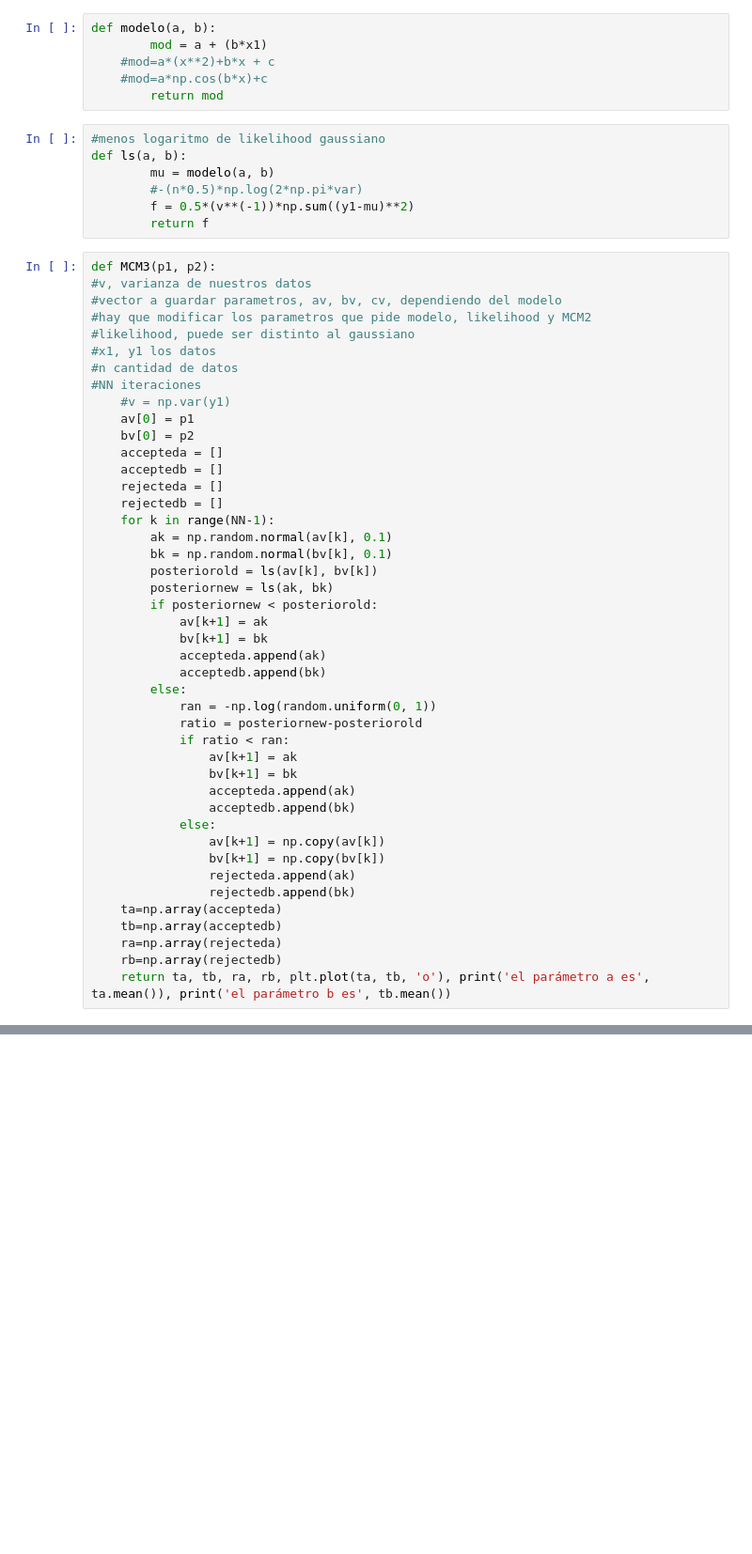
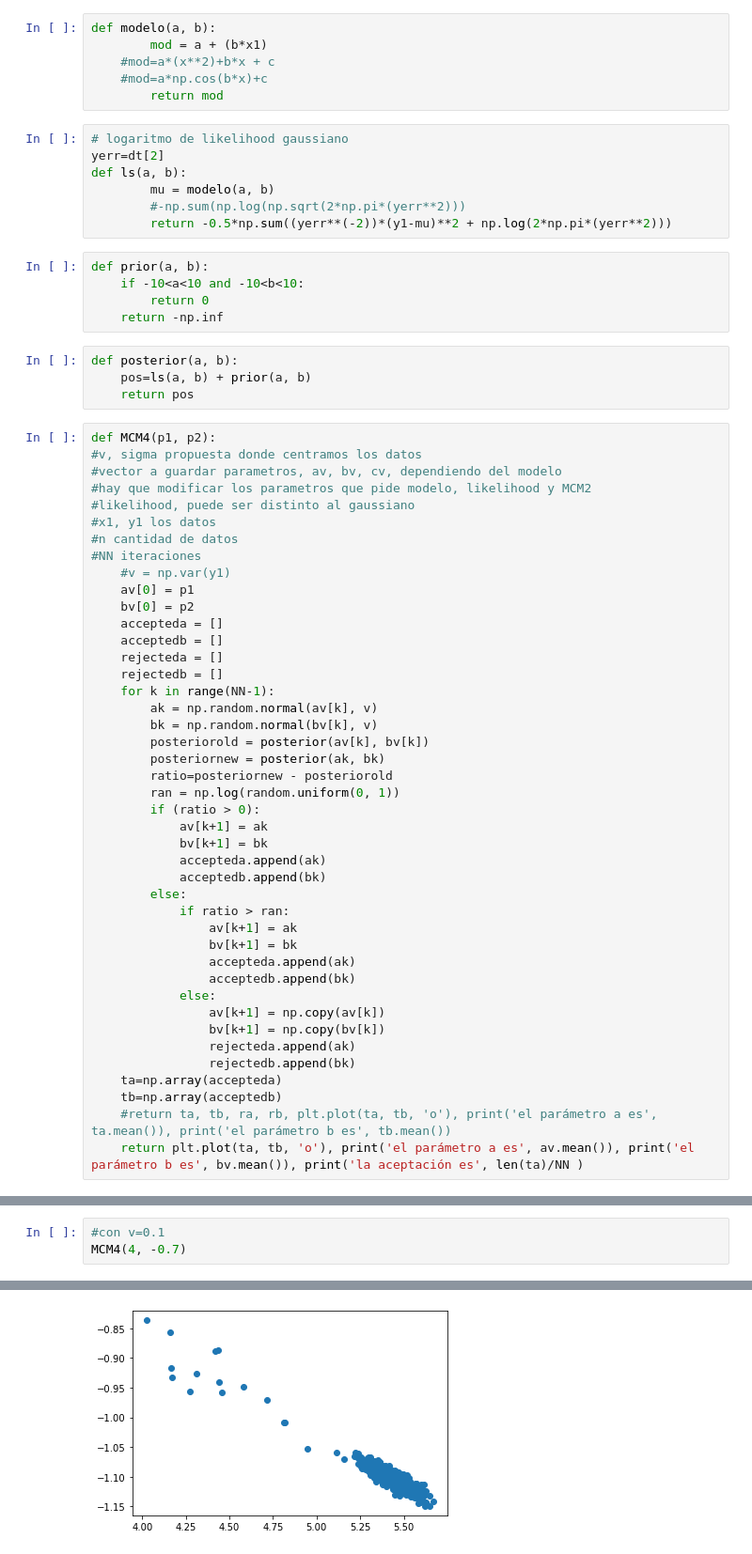
Before and after one commit to DCIDA2019/dcida2020ii-anaradi, a Jupyter notebook: Oct16/MCmetropoli.ipynb, the cells around one changed output, grey strips where cells are left out. Shown at 94% size. Cells and saved outputs as stored; diff of their text form; blank space fills up the shorter version.

```diff
--- a/Oct16/MCmetropoli.ipynb
+++ b/Oct16/MCmetropoli.ipynb
@@ -36,15 +28,24 @@ def modelo(a, b):
     #mod=a*np.cos(b*x)+c
         return mod
 # %%
-#menos logaritmo de likelihood gaussiano
+# logaritmo de likelihood gaussiano
+yerr=dt[2]
 def ls(a, b):
         mu = modelo(a, b)
-        #-(n*0.5)*np.log(2*np.pi*var)
-        f = 0.5*(v**(-1))*np.sum((y1-mu)**2)
-        return f
+        #-np.sum(np.log(np.sqrt(2*np.pi*(yerr**2)))
+        return -0.5*np.sum((yerr**(-2))*(y1-mu)**2 + np.log(2*np.pi*(yerr**2)))
+# %%
+def prior(a, b):
+    if -10<a<10 and -10<b<10:
+        return 0
+    return -np.inf
+# %%
+def posterior(a, b):
+    pos=ls(a, b) + prior(a, b)
+    return pos
 # %%
-def MCM3(p1, p2):
-#v, varianza de nuestros datos
+def MCM4(p1, p2):
+#v, sigma propuesta donde centramos los datos
 #vector a guardar parametros, av, bv, cv, dependiendo del modelo
 #hay que modificar los parametros que pide modelo, likelihood y MCM2
 #likelihood, puede ser distinto al gaussiano
@@ -59,19 +60,19 @@ def MCM3(p1, p2):
     rejecteda = []
     rejectedb = []
     for k in range(NN-1):
-        ak = np.random.normal(av[k], 0.1)
-        bk = np.random.normal(bv[k], 0.1)
-        posteriorold = ls(av[k], bv[k])
-        posteriornew = ls(ak, bk)
-        if posteriornew < posteriorold:
+        ak = np.random.normal(av[k], v)
+        bk = np.random.normal(bv[k], v)
+        posteriorold = posterior(av[k], bv[k])
+        posteriornew = posterior(ak, bk)
+        ratio=posteriornew - posteriorold
+        ran = np.log(random.uniform(0, 1))
+        if (ratio > 0):
             av[k+1] = ak
             bv[k+1] = bk
             accepteda.append(ak)
             acceptedb.append(bk)
         else:
-            ran = -np.log(random.uniform(0, 1))
-            ratio = posteriornew-posteriorold
-            if ratio < ran:
+            if ratio > ran:
                 av[k+1] = ak
                 bv[k+1] = bk
                 accepteda.append(ak)
@@ -83,6 +84,5 @@ def MCM3(p1, p2):
                 rejectedb.append(bk)
     ta=np.array(accepteda)
     tb=np.array(acceptedb)
-    ra=np.array(rejecteda)
-    rb=np.array(rejectedb)
-    return ta, tb, ra, rb, plt.plot(ta, tb, 'o'), print('el parámetro a es', ta.mean()), print('el parámetro b es', tb.mean())
+    #return ta, tb, ra, rb, plt.plot(ta, tb, 'o'), print('el parámetro a es', ta.mean()), print('el parámetro b es', tb.mean())
+    return plt.plot(ta, tb, 'o'), print('el parámetro a es', av.mean()), print('el parámetro b es', bv.mean()), print('la aceptación es', len(ta)/NN )
@@ -190,0 +89,4 @@ def MCM(p1, p2):
+# %%
+#con v=0.1
+MCM4(4, -0.7)
+# %% [output]
@@ -190,0 +97 @@ def MCM(p1, p2):
+[figure, added]
```
Also changed, not shown: parts of 14 cells of this notebook, 1 other file.
